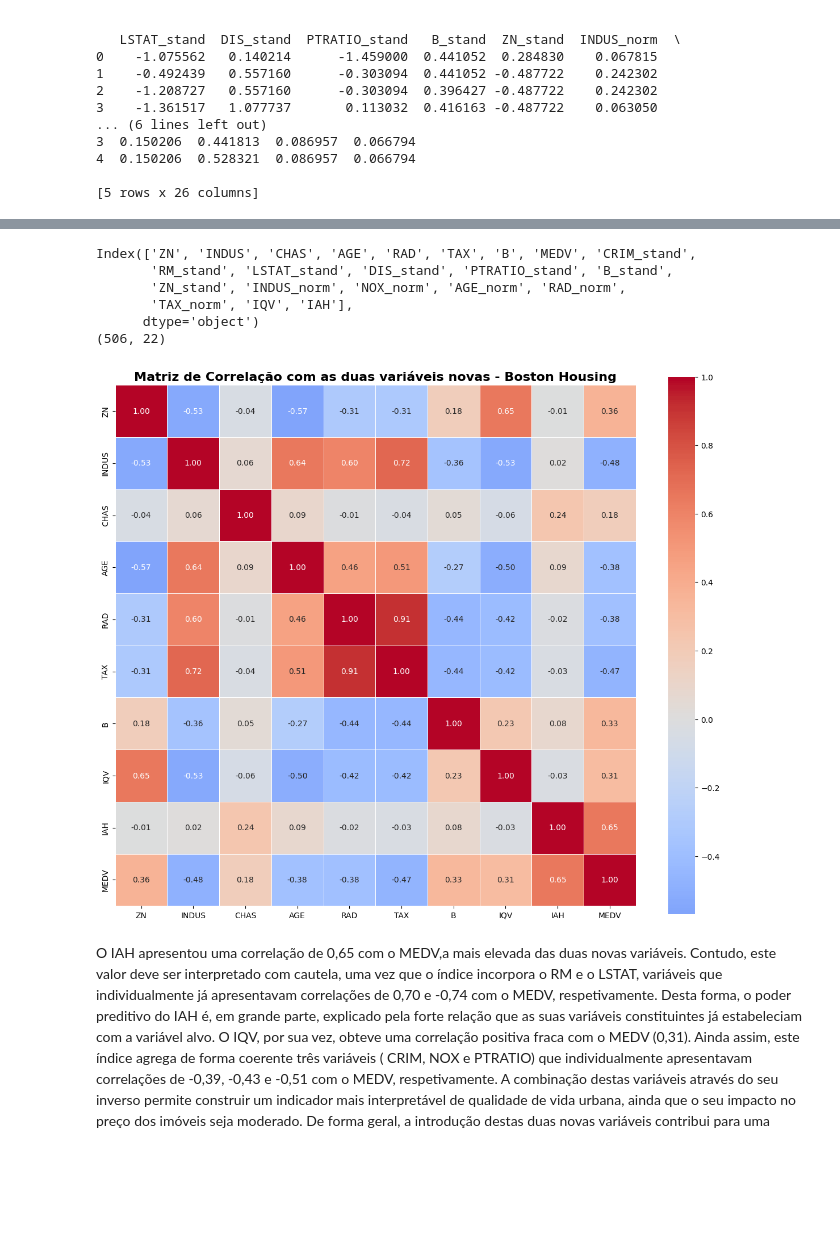
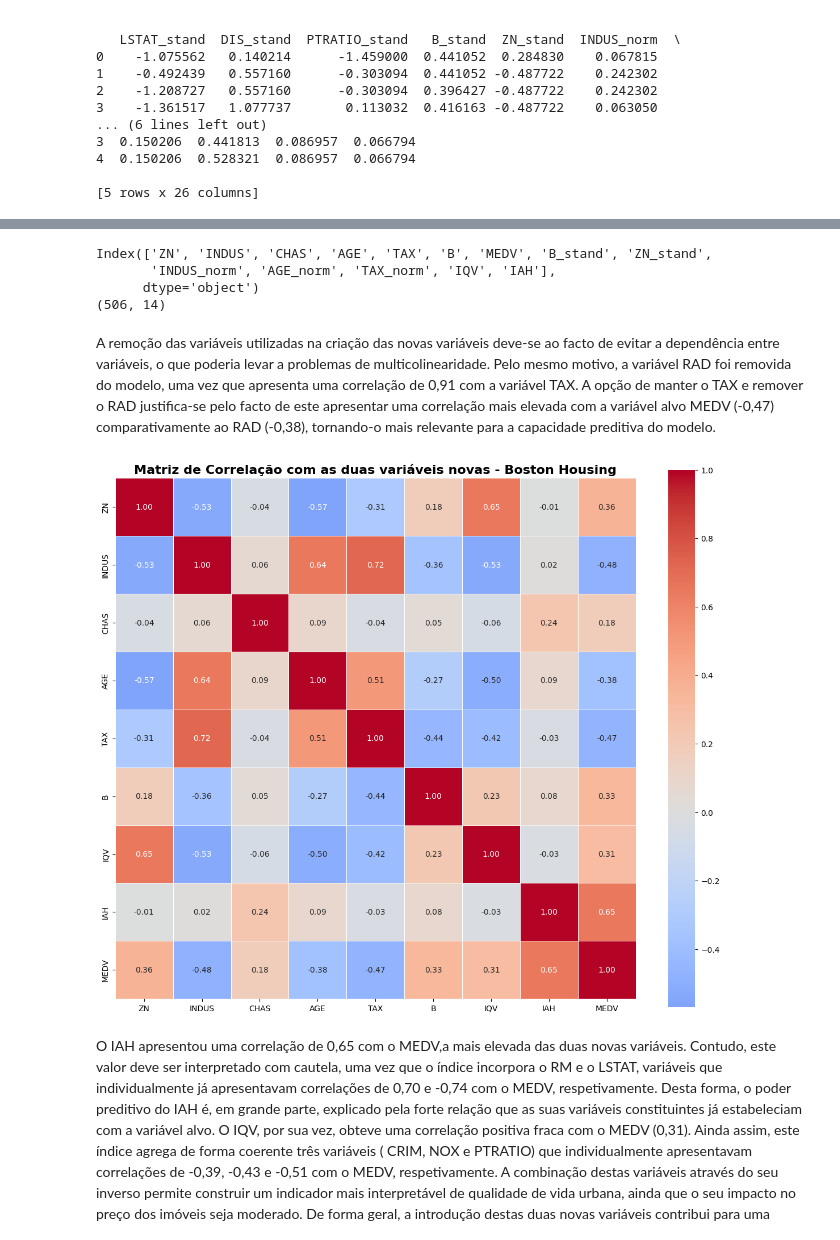
Before and after one commit to NatachaZhang/projeto-cdg-grupo7, a Jupyter notebook: notebooks/1.0_eda_limpeza.ipynb, the cells around one changed output, grey strips where cells are left out. Drawn from its saved outputs; the diff is of its cells as text; code cells hidden in the pictures; blank space fills up the shorter version.

```diff
--- a/notebooks/1.0_eda_limpeza.ipynb
+++ b/notebooks/1.0_eda_limpeza.ipynb
@@ -346,42 +346,42 @@ min      1.446206
 max        2.196409
 Name: IAH, dtype: float64
 # %%
-# Remover as variáveis originais utilizadas na criação do IQV e do IAH
-df = df.drop(columns=['CRIM', 'NOX', 'PTRATIO', 'RM', 'LSTAT', 'DIS'])
+# Remover as variáveis originais e as respetivas escalonadas utilizadas na criação do IQV e do IAH e a variável RAD
+df = df.drop(columns=['CRIM', 'NOX', 'PTRATIO', 'RM', 'LSTAT', 'DIS','RAD','CRIM_stand','NOX_norm','PTRATIO_stand','RM_stand','LSTAT_stand','DIS_stand','RAD_norm'])
 
 # Verificar se foram removidas corretamente
 print(df.columns)
 print(df.shape)
 # %% [output]
-Index(['ZN', 'INDUS', 'CHAS', 'AGE', 'RAD', 'TAX', 'B', 'MEDV', 'CRIM_stand',
-       'RM_stand', 'LSTAT_stand', 'DIS_stand', 'PTRATIO_stand', 'B_stand',
-       'ZN_stand', 'INDUS_norm', 'NOX_norm', 'AGE_norm', 'RAD_norm',
-       'TAX_norm', 'IQV', 'IAH'],
+Index(['ZN', 'INDUS', 'CHAS', 'AGE', 'TAX', 'B', 'MEDV', 'B_stand', 'ZN_stand',
+       'INDUS_norm', 'AGE_norm', 'TAX_norm', 'IQV', 'IAH'],
       dtype='object')
-(506, 22)
+(506, 14)
+# %% [markdown]
+A remoção das variáveis utilizadas na criação das novas variáveis deve-se ao facto de evitar a dependência entre variáveis, o que poderia levar a problemas de multicolinearidade. Pelo mesmo motivo, a variável RAD foi removida do modelo, uma vez que apresenta uma correlação de 0,91 com a variável TAX. A opção de manter o TAX e remover o RAD justifica-se pelo facto de este apresentar uma correlação mais elevada com a variável alvo MEDV (-0,47) comparativamente ao RAD (-0,38), tornando-o mais relevante para a capacidade preditiva do modelo.
 # %%
-colunas = ['ZN', 'INDUS', 'CHAS', 'AGE', 'RAD', 'TAX', 'B', 'IQV', 'IAH', 'MEDV']
+colunas = ['ZN', 'INDUS', 'CHAS', 'AGE', 'TAX', 'B', 'IQV', 'IAH', 'MEDV']
 
 df2 = df[colunas].copy()
 
 plt.figure(figsize=(12, 10))
 
 correlacao = df2.corr()
 
 sns.heatmap(correlacao,
             annot=True,
             fmt='.2f',
             cmap='coolwarm',
             center=0,
             square=True,
             linewidths=0.5)
 
 plt.title('Matriz de Correlação com as duas variáveis novas - Boston Housing', fontsize=16, fontweight='bold')
 plt.tight_layout()
 plt.savefig('heatmap_correlacao.png')
 plt.show()
 # %% [output]
-[figure, old version]
+[figure, new version]
 # %% [markdown]
 O IAH apresentou uma correlação de 0,65 com o MEDV,a mais elevada das duas novas variáveis. Contudo, este valor deve ser interpretado com cautela, uma vez que o índice incorpora o RM e o LSTAT, variáveis que individualmente já apresentavam correlações de 0,70 e -0,74 com o MEDV, respetivamente. Desta forma, o poder preditivo do IAH é, em grande parte, explicado pela forte relação que as suas variáveis constituintes já estabeleciam com a variável alvo.
 O IQV, por sua vez, obteve uma correlação positiva fraca com o MEDV (0,31). Ainda assim, este índice agrega de forma coerente três variáveis ( CRIM, NOX e PTRATIO) que individualmente apresentavam correlações de -0,39, -0,43 e -0,51 com o MEDV, respetivamente. A combinação destas variáveis através do seu inverso permite construir um indicador mais interpretável de qualidade de vida urbana, ainda que o seu impacto no preço dos imóveis seja moderado.
```
Also changed, not shown: parts of 5 cells of this notebook.
